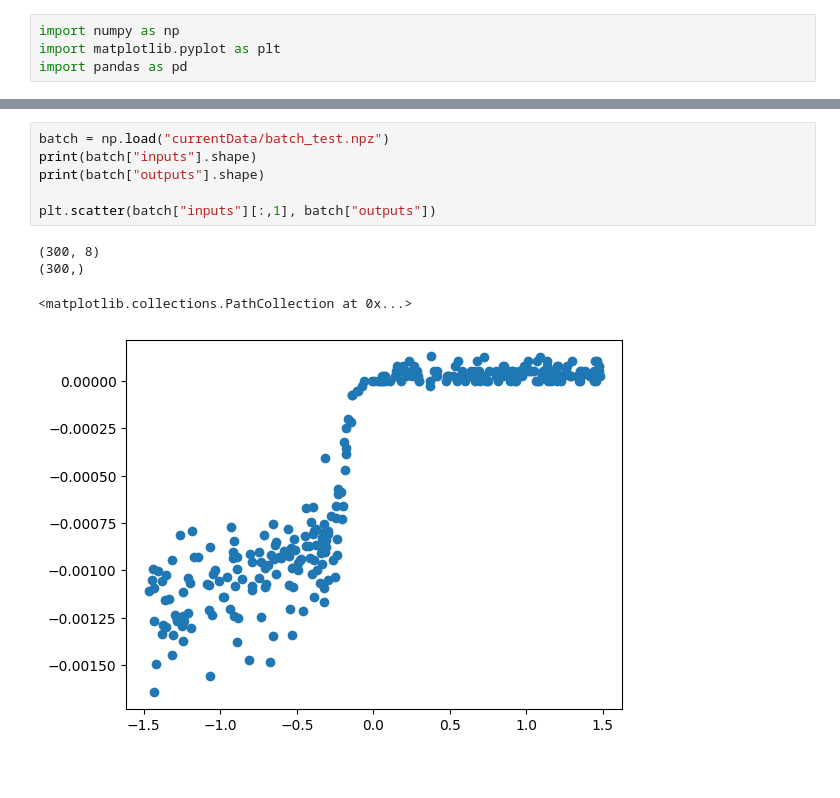
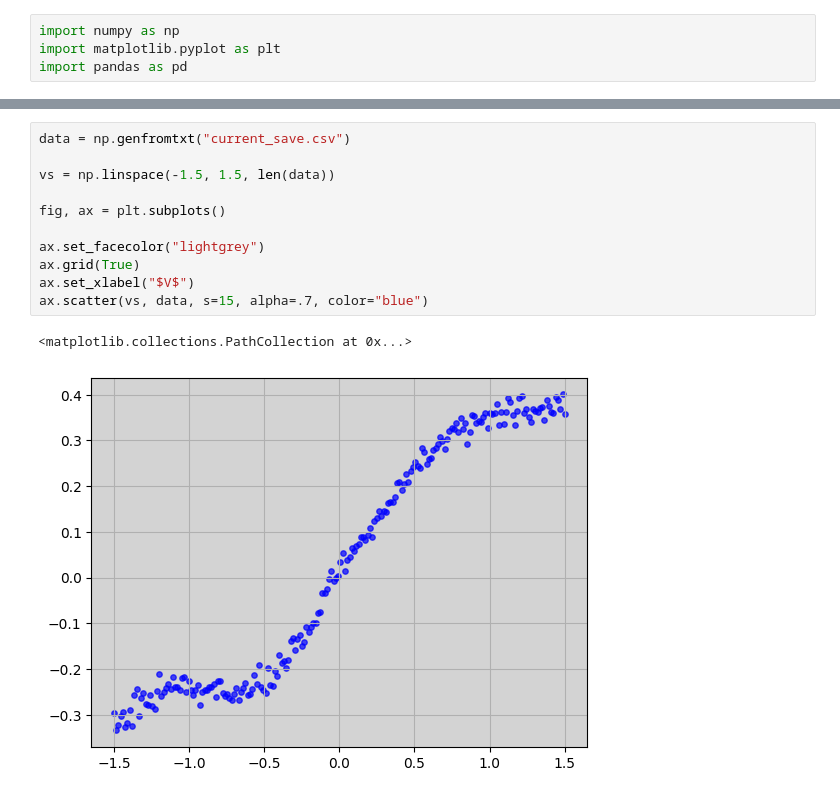
Before and after one commit to jwass1997/KMC_V1.1, a Jupyter notebook: test.ipynb, the cells around one changed output, grey strips where cells are left out. Saved outputs shown, nothing was run; the diff lists cells and outputs as text; blank space fills up the shorter version.

```diff
--- a/test.ipynb
+++ b/test.ipynb
@@ -17,14 +10,17 @@ plt.axis("equal")
 plt.show()
 # %% [output]
 [figure]
-# %%
-batch = np.load("currentData/batch_test.npz")
-print(batch["inputs"].shape)
-print(batch["outputs"].shape)
-
-plt.scatter(batch["inputs"][:,1], batch["outputs"])
-# %% [output]
-(300, 8)
-(300,)
-<matplotlib.collections.PathCollection at 0x...>
-[figure, removed]
+# %%
+data = np.genfromtxt("current_save.csv")
+
+vs = np.linspace(-1.5, 1.5, len(data))
+
+fig, ax = plt.subplots()
+
+ax.set_facecolor("lightgrey")
+ax.grid(True)
+ax.set_xlabel("$V$")
+ax.scatter(vs, data, s=15, alpha=.7, color="blue")
+# %% [output]
+<matplotlib.collections.PathCollection at 0x...>
+[figure, added]
```
Also changed, not shown: parts of 2 cells of this notebook, 13 other files.
